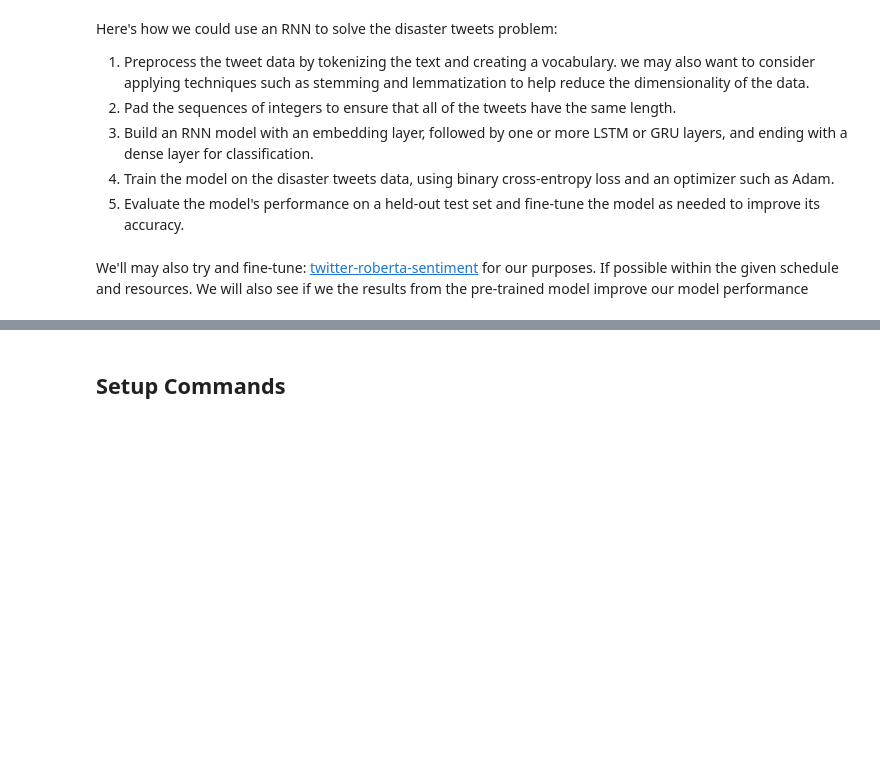
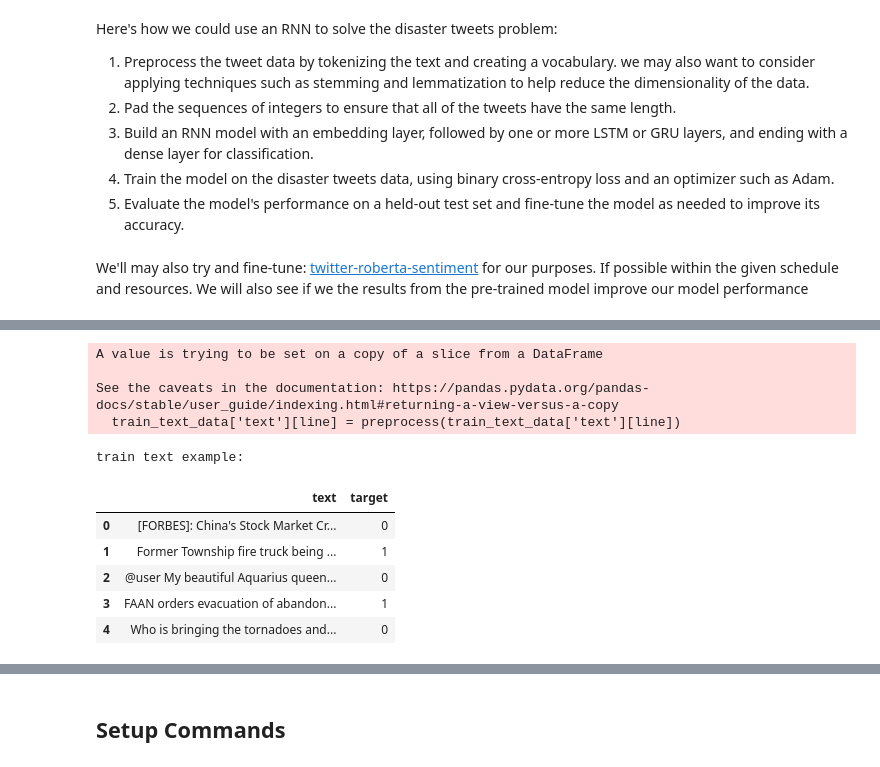
Before and after one commit to ArielFix/DLINtroProject, a Jupyter notebook: NLP_Project.ipynb, the cells around one changed output, grey strips where cells are left out. Saved outputs shown, nothing was run; the diff lists cells and outputs as text; code cells hidden in the pictures; blank space fills up the shorter version.

```diff
--- a/NLP_Project.ipynb
+++ b/NLP_Project.ipynb
@@ -145,0 +231,23 @@ We'll may also try and fine-tune: [twitter-roberta-sentiment](https://huggingfac
+# %%
+train_text_data = pd.DataFrame()
+train_text_data["text"] =  train_df['text']
+train_text_data["target"] = train_df['target']
+train_text_data.reset_index(drop=True, inplace=True)
+
+for line in range(0, len(train_text_data['text'])):
+  train_text_data['text'][line] = preprocess(train_text_data['text'][line])
+
+print("train text example:")
+train_text_data.head(5)
+# %% [output]
+A value is trying to be set on a copy of a slice from a DataFrame
+
+See the caveats in the documentation: https://pandas.pydata.org/pandas-docs/stable/user_guide/indexing.html#returning-a-view-versus-a-copy
+  train_text_data['text'][line] = preprocess(train_text_data['text'][line])
+train text example:
+|  | text | target |
+| 0 | [FORBES]: China's Stock Market Cr... | 0 |
+| 1 | Former Township fire truck being ... | 1 |
+| 2 | @user My beautiful Aquarius queen... | 0 |
+| 3 | FAAN orders evacuation of abandon... | 1 |
+| 4 | Who is bringing the tornadoes and... | 0 |
```
Also changed, not shown: parts of 9 cells of this notebook.
